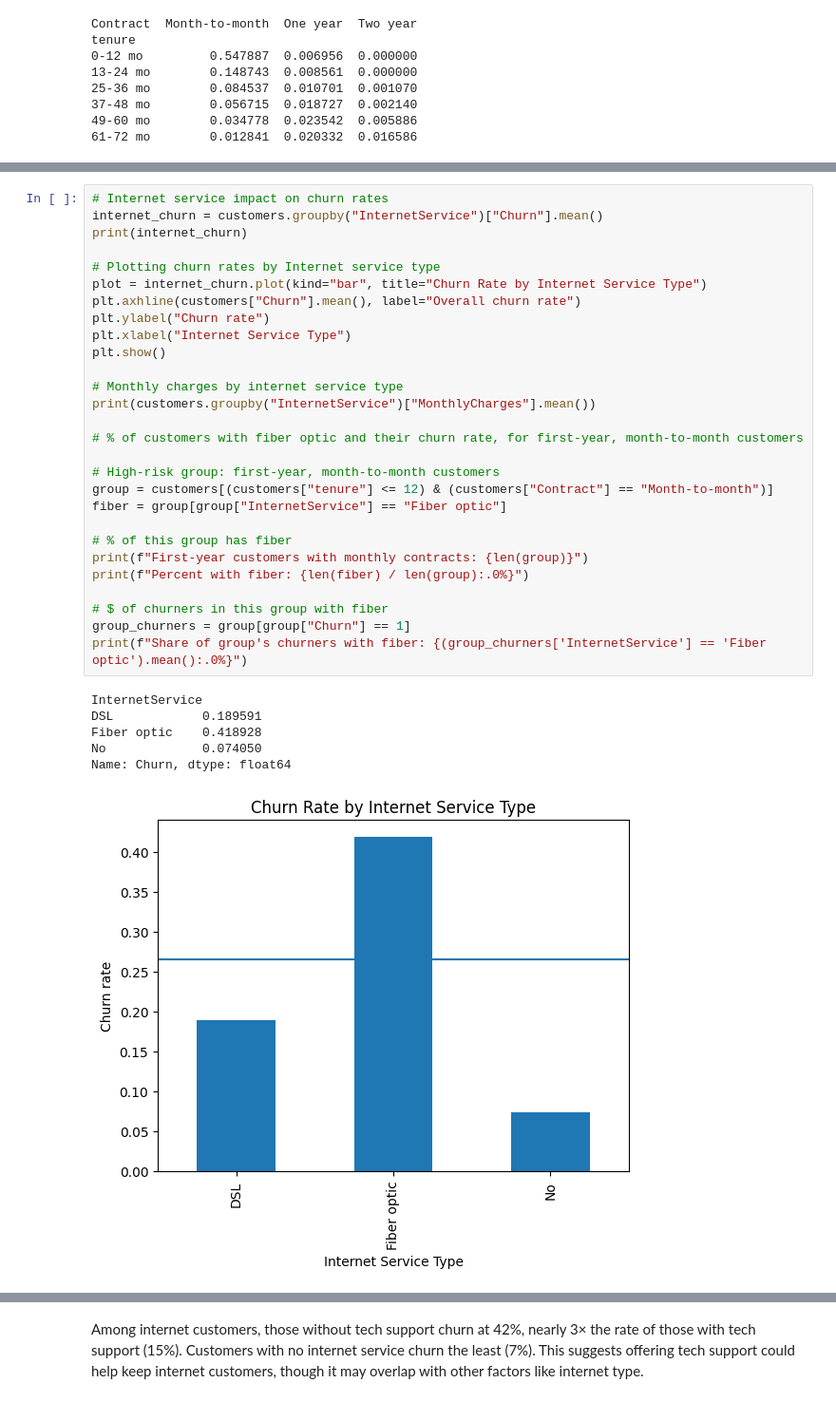
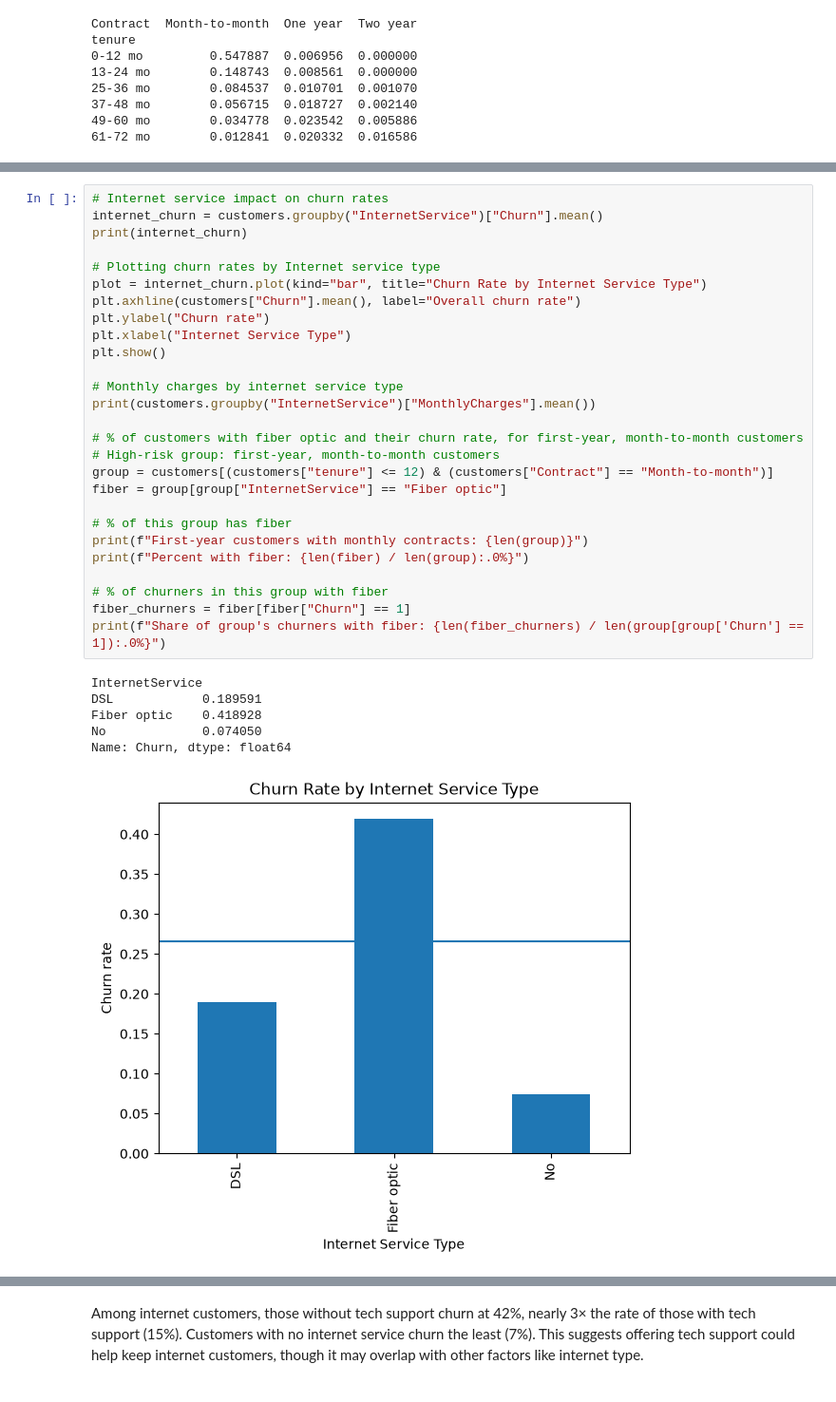
Before and after one commit to roshanshah570/customer-churn-prediction, a Jupyter notebook: churn-model.ipynb, the cells around one changed output, grey strips where cells are left out. Shown at 95% size. Drawn from its saved outputs; the diff is of its cells as text.

```diff
--- a/churn-model.ipynb
+++ b/churn-model.ipynb
@@ -204,38 +220,37 @@ Customers who churned paid about $\13 more per month on average ($\74 vs. $61).
 # %%
 # Internet service impact on churn rates
 internet_churn = customers.groupby("InternetService")["Churn"].mean()
 print(internet_churn)
 
 # Plotting churn rates by Internet service type
 plot = internet_churn.plot(kind="bar", title="Churn Rate by Internet Service Type")
 plt.axhline(customers["Churn"].mean(), label="Overall churn rate")
 plt.ylabel("Churn rate")
 plt.xlabel("Internet Service Type")
 plt.show()
 
 # Monthly charges by internet service type
 print(customers.groupby("InternetService")["MonthlyCharges"].mean())
 
 # % of customers with fiber optic and their churn rate, for first-year, month-to-month customers
-
 # High-risk group: first-year, month-to-month customers
 group = customers[(customers["tenure"] <= 12) & (customers["Contract"] == "Month-to-month")]
 fiber = group[group["InternetService"] == "Fiber optic"]
 
 # % of this group has fiber
 print(f"First-year customers with monthly contracts: {len(group)}")
 print(f"Percent with fiber: {len(fiber) / len(group):.0%}")
 
-# $ of churners in this group with fiber
-group_churners = group[group["Churn"] == 1]
-print(f"Share of group's churners with fiber: {(group_churners['InternetService'] == 'Fiber optic').mean():.0%}")
+# % of churners in this group with fiber
+fiber_churners = fiber[fiber["Churn"] == 1]
+print(f"Share of group's churners with fiber: {len(fiber_churners) / len(group[group['Churn'] == 1]):.0%}")
 # %% [output]
 InternetService
 DSL            0.189591
 Fiber optic    0.418928
 No             0.074050
 Name: Churn, dtype: float64
-[figure, old version]
+[figure, new version]
 InternetService
 DSL            58.102169
 Fiber optic    91.500129
```
Also changed, not shown: parts of 26 cells of this notebook.
